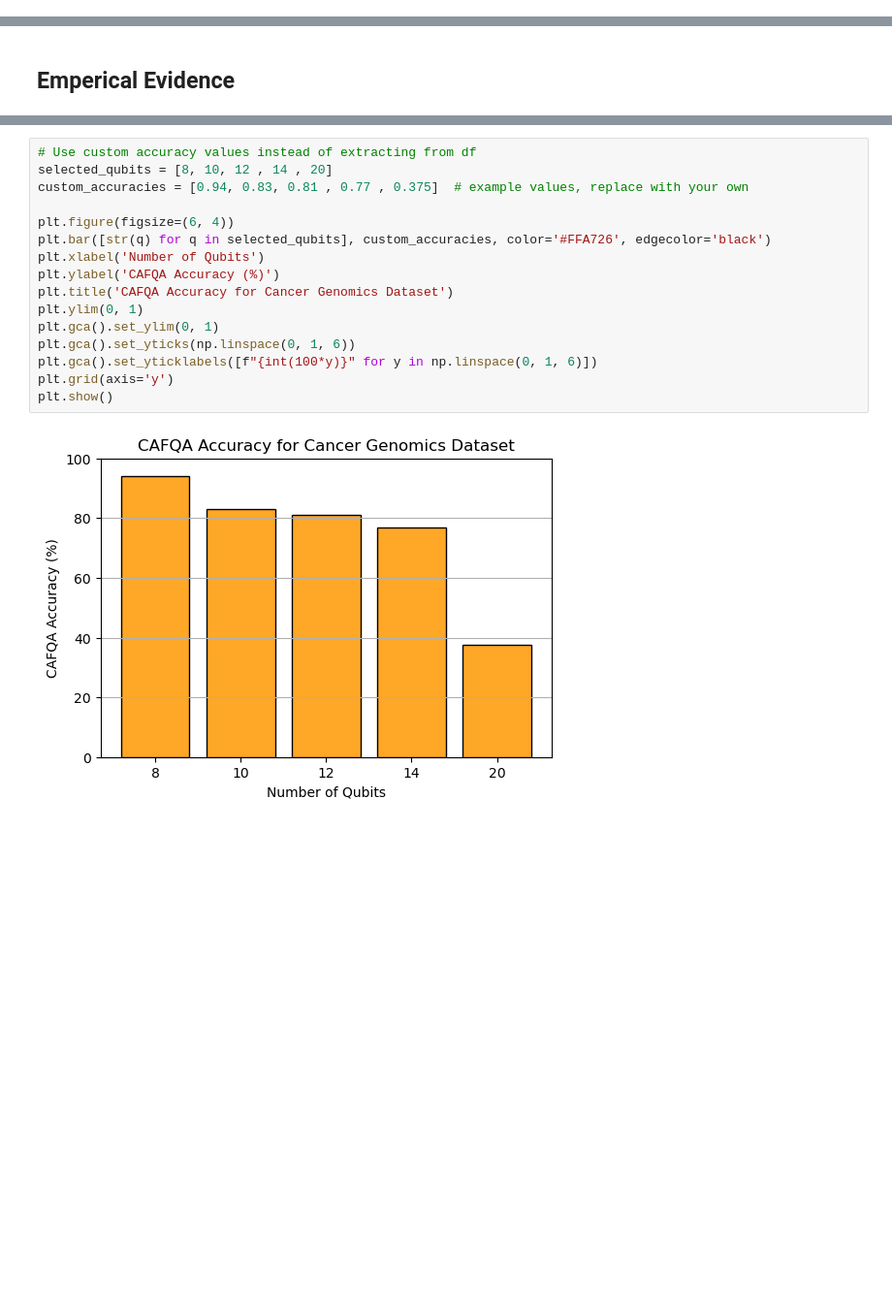
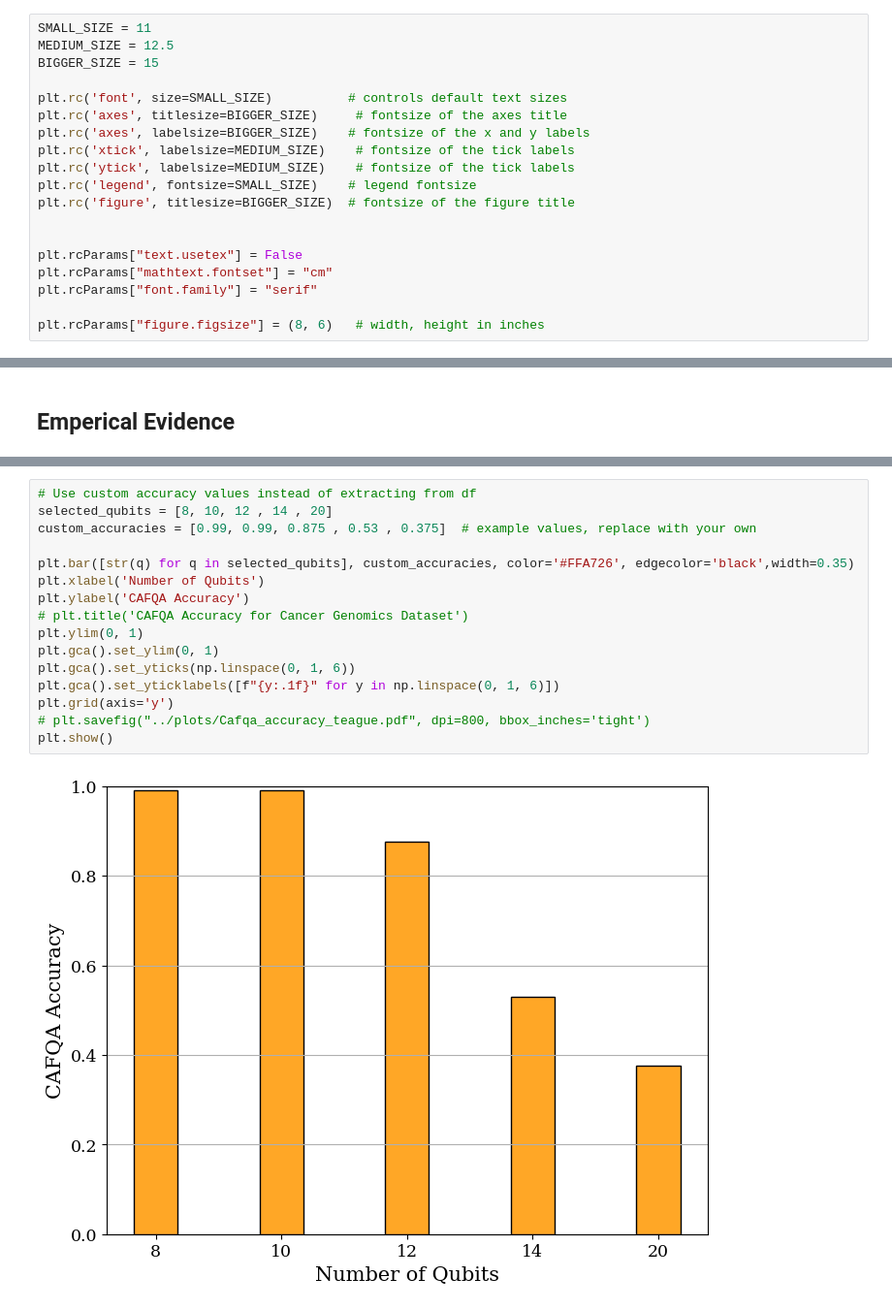
Before and after one commit to d-bharadwaj/SPIQ, a Jupyter notebook: playground_scripts/final_data_analysis.ipynb, the cells around one changed output, grey strips where cells are left out. Shown at 97% size. Saved outputs shown, nothing was run; the diff lists cells and outputs as text; blank space fills up the shorter version.

```diff
--- a/playground_scripts/final_data_analysis.ipynb
+++ b/playground_scripts/final_data_analysis.ipynb
@@ -7,3 +24,22 @@ from scipy.stats import gmean
+# %%
+SMALL_SIZE = 11
+MEDIUM_SIZE = 12.5
+BIGGER_SIZE = 15
+
+plt.rc('font', size=SMALL_SIZE)          # controls default text sizes
+plt.rc('axes', titlesize=BIGGER_SIZE)     # fontsize of the axes title
+plt.rc('axes', labelsize=BIGGER_SIZE)    # fontsize of the x and y labels
+plt.rc('xtick', labelsize=MEDIUM_SIZE)    # fontsize of the tick labels
+plt.rc('ytick', labelsize=MEDIUM_SIZE)    # fontsize of the tick labels
+plt.rc('legend', fontsize=SMALL_SIZE)    # legend fontsize
+plt.rc('figure', titlesize=BIGGER_SIZE)  # fontsize of the figure title
+
+
+plt.rcParams["text.usetex"] = False
+plt.rcParams["mathtext.fontset"] = "cm"
+plt.rcParams["font.family"] = "serif"
+
+plt.rcParams["figure.figsize"] = (8, 6)   # width, height in inches
 # %%
 #Approx Ratio
 cafqa_diff_points_data = np.load('../np_data/Final_Data_Collection/Maxcut/Complete_Graphs/12_qbs/result_2.npy', allow_pickle=True).item()
@@ -726,18 +750,18 @@ plt.show()
 # %%
 # Use custom accuracy values instead of extracting from df
 selected_qubits = [8, 10, 12 , 14 , 20]
-custom_accuracies = [0.94, 0.83, 0.81 , 0.77 , 0.375]  # example values, replace with your own
+custom_accuracies = [0.99, 0.99, 0.875 , 0.53 , 0.375]  # example values, replace with your own
 
-plt.figure(figsize=(6, 4))
-plt.bar([str(q) for q in selected_qubits], custom_accuracies, color='#FFA726', edgecolor='black')
+plt.bar([str(q) for q in selected_qubits], custom_accuracies, color='#FFA726', edgecolor='black',width=0.35)
 plt.xlabel('Number of Qubits')
-plt.ylabel('CAFQA Accuracy (%)')
-plt.title('CAFQA Accuracy for Cancer Genomics Dataset')
+plt.ylabel('CAFQA Accuracy')
+# plt.title('CAFQA Accuracy for Cancer Genomics Dataset')
 plt.ylim(0, 1)
 plt.gca().set_ylim(0, 1)
 plt.gca().set_yticks(np.linspace(0, 1, 6))
-plt.gca().set_yticklabels([f"{int(100*y)}" for y in np.linspace(0, 1, 6)])
+plt.gca().set_yticklabels([f"{y:.1f}" for y in np.linspace(0, 1, 6)])
 plt.grid(axis='y')
+# plt.savefig("../plots/Cafqa_accuracy_teague.pdf", dpi=800, bbox_inches='tight')
 plt.show()
 # %% [output]
-[figure, old version]
+[figure, new version]
```
Also changed, not shown: parts of 18 cells of this notebook, 23 other files.
